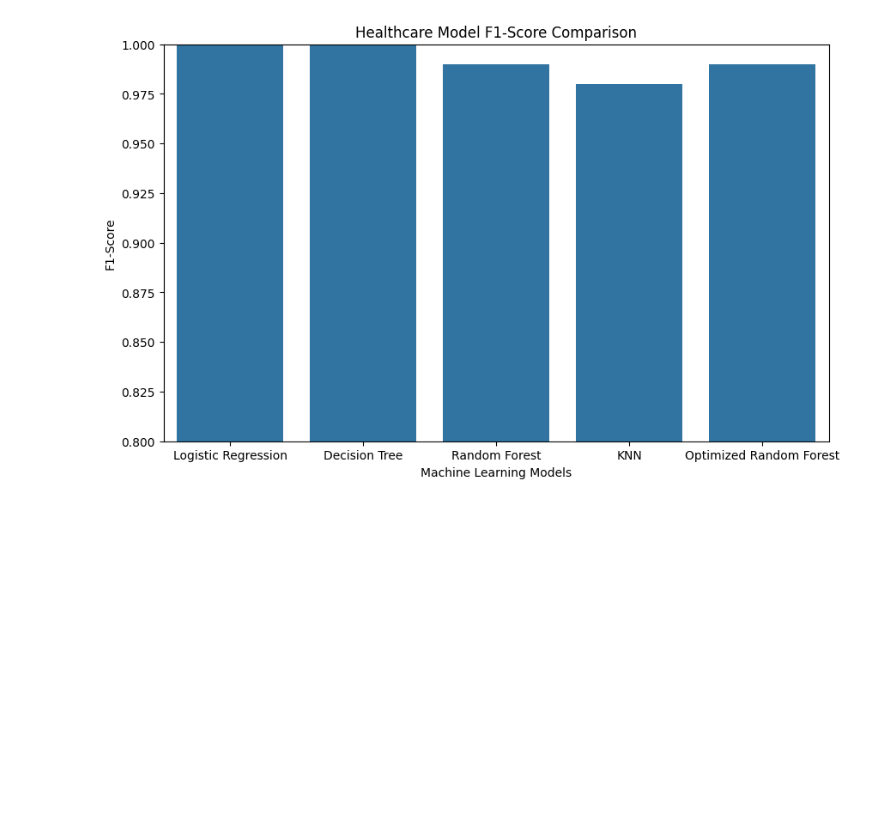
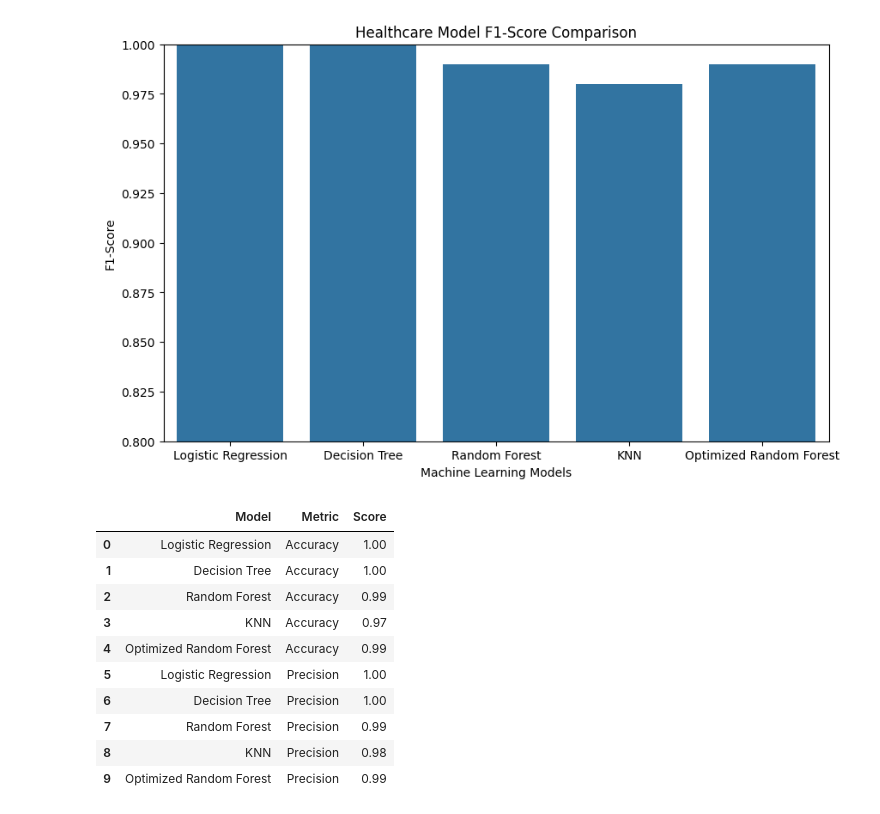
Before and after one commit to premprakash123/healthcare-chronic-disease-analysis, a Jupyter notebook: notebooks/05_model_evaluation.ipynb, the cells around one changed output. Saved outputs shown, nothing was run; the diff lists cells and outputs as text; code cells hidden in the pictures; blank space fills up the shorter version.

```diff
--- a/notebooks/05_model_evaluation.ipynb
+++ b/notebooks/05_model_evaluation.ipynb
@@ -223,3 +223,30 @@ plt.ylabel("F1-Score")
 plt.show()
 # %% [output]
 [figure]
+# %%
+# ==========================================
+# Create Combined Metric Comparison
+# ==========================================
+
+comparison_melted = comparison_df.melt(
+
+    id_vars='Model',
+
+    var_name='Metric',
+
+    value_name='Score'
+)
+
+comparison_melted.head(10)
+# %% [output]
+|  | Model | Metric | Score |
+| 0 | Logistic Regression | Accuracy | 1.00 |
+| 1 | Decision Tree | Accuracy | 1.00 |
+| 2 | Random Forest | Accuracy | 0.99 |
+| 3 | KNN | Accuracy | 0.97 |
+| 4 | Optimized Random Forest | Accuracy | 0.99 |
+| 5 | Logistic Regression | Precision | 1.00 |
+| 6 | Decision Tree | Precision | 1.00 |
+| 7 | Random Forest | Precision | 0.99 |
+| 8 | KNN | Precision | 0.98 |
+| 9 | Optimized Random Forest | Precision | 0.99 |
```
Also changed, not shown: parts of 3 cells of this notebook, 1 other file.
